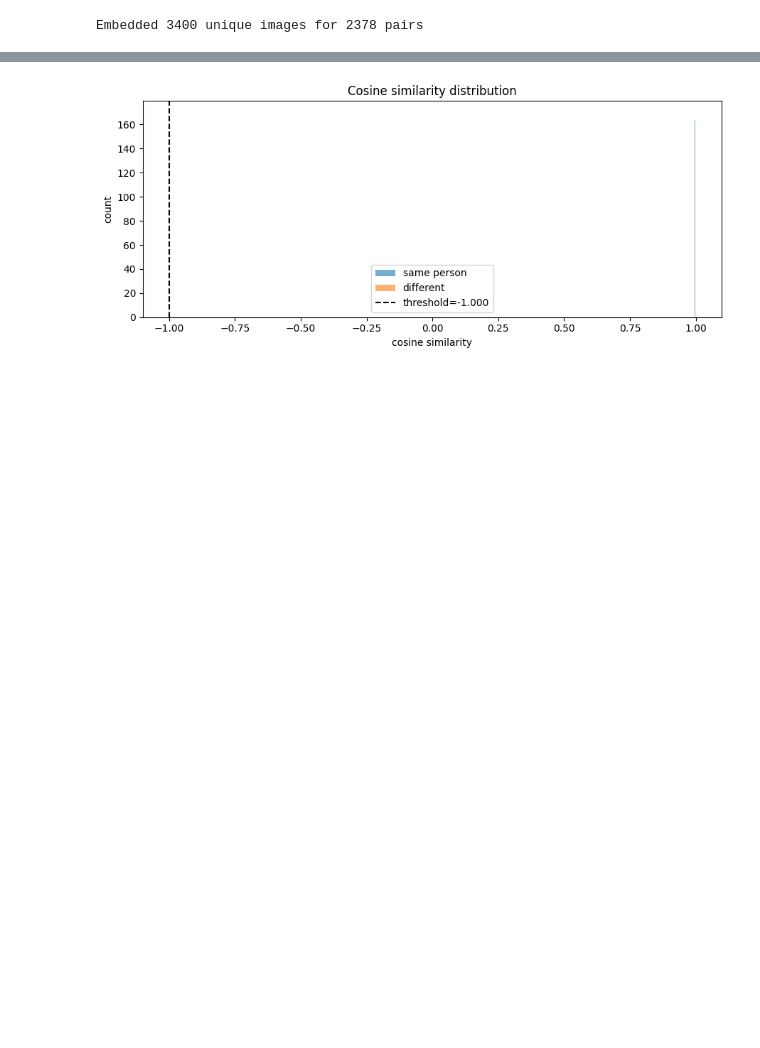
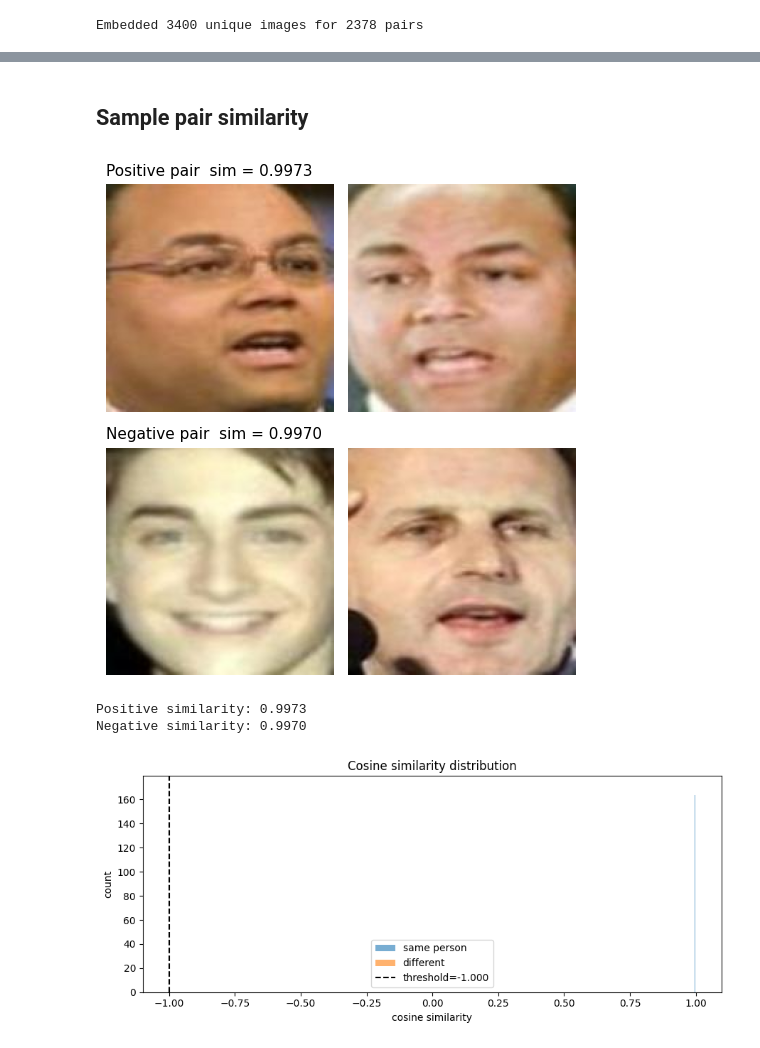
Before and after one commit to get-wright/IT4432E_Project, a Jupyter notebook: evaluation/evaluation_results.ipynb, the cells around one changed output, grey strips where cells are left out. Drawn from its saved outputs; the diff is of its cells as text; code cells hidden in the pictures; blank space fills up the shorter version.

```diff
--- a/evaluation/evaluation_results.ipynb
+++ b/evaluation/evaluation_results.ipynb
@@ -61,3 +91,33 @@ Embedded 3400 unique images for 2378 pairs
+# %% [markdown]
+## Sample pair similarity
+# %%
+# Single positive + negative pair with cosine similarity (Kaggle-style scalar check).
+import random
+
+rng = random.Random(7)
+pos_idx = rng.choice([i for i, l in enumerate(labels) if l == 1])
+neg_idx = rng.choice([i for i, l in enumerate(labels) if l == 0])
+
+pos_a, pos_b, _ = pairs[pos_idx]
+neg_a, neg_b, _ = pairs[neg_idx]
+
+fig, axes = plt.subplots(2, 2, figsize=(5, 5.5))
+axes[0, 0].imshow(Image.open(pos_a)); axes[0, 0].axis('off')
+axes[0, 1].imshow(Image.open(pos_b)); axes[0, 1].axis('off')
+axes[1, 0].imshow(Image.open(neg_a)); axes[1, 0].axis('off')
+axes[1, 1].imshow(Image.open(neg_b)); axes[1, 1].axis('off')
+axes[0, 0].set_title(f'Positive pair  sim = {sims[pos_idx]:.4f}', loc='left', fontsize=11)
+axes[1, 0].set_title(f'Negative pair  sim = {sims[neg_idx]:.4f}', loc='left', fontsize=11)
+plt.tight_layout()
+plt.savefig(FIGS / 'sample_pair.png', dpi=150)
+plt.show()
+
+print(f'Positive similarity: {sims[pos_idx]:.4f}')
+print(f'Negative similarity: {sims[neg_idx]:.4f}')
+# %% [output]
+[figure, added]
+Positive similarity: 0.9973
+Negative similarity: 0.9970
 # %%
 # Similarity distribution.
 plt.figure(figsize=(9, 4))
```
Also changed, not shown: parts of 2 cells of this notebook, 3 other files.
